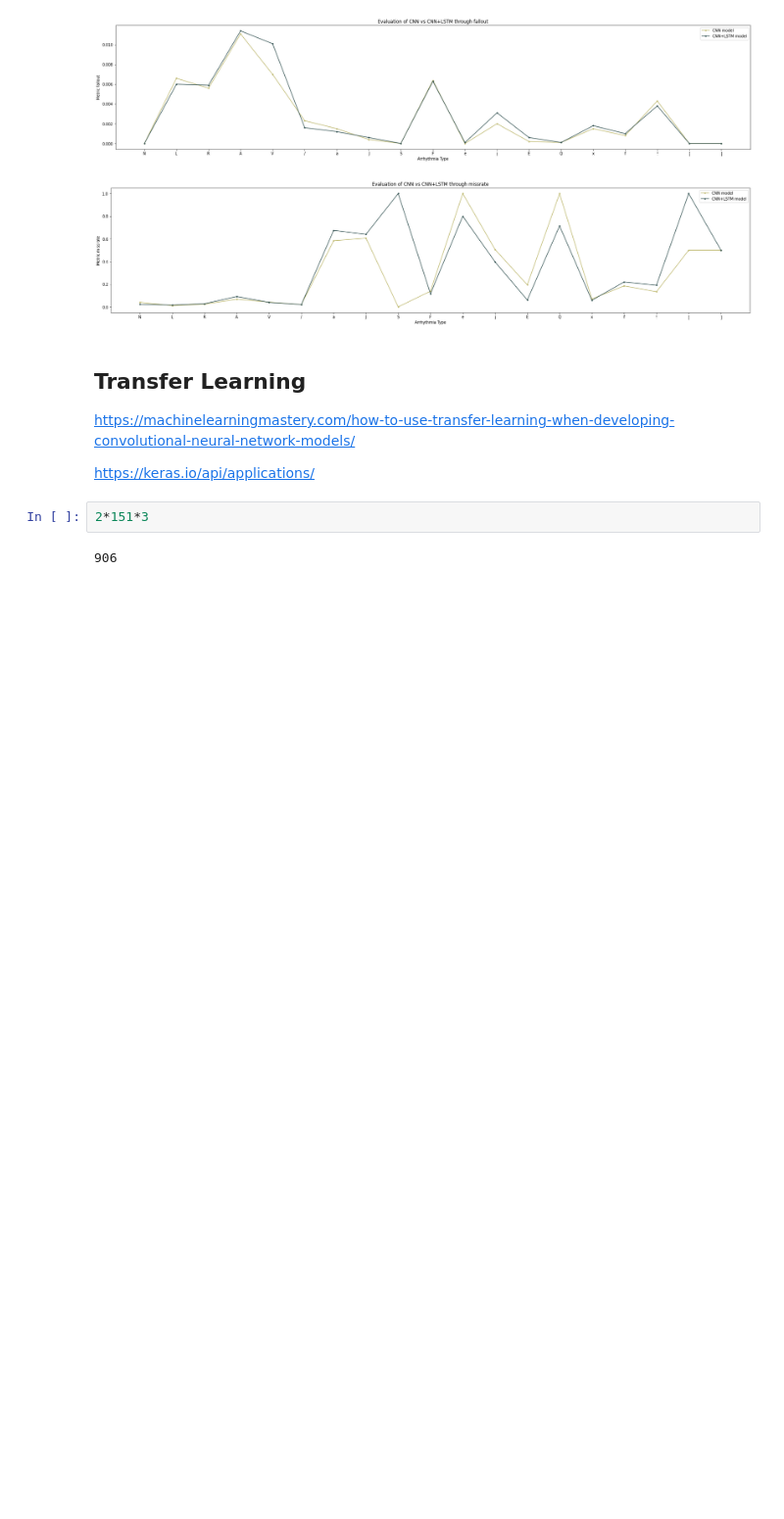
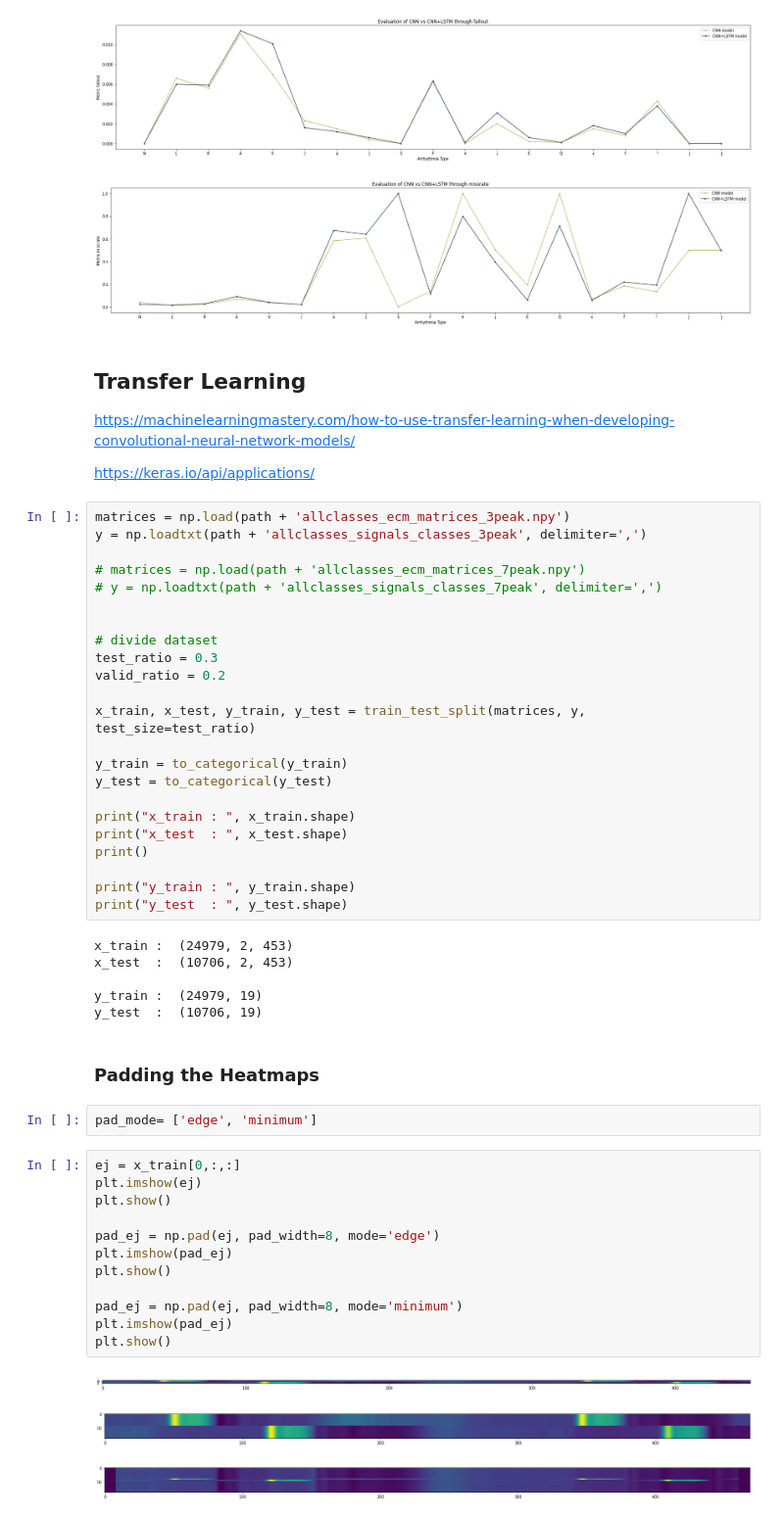
Before and after one commit to fdzcampos/ecg_ecm_classification, a Jupyter notebook: ECG_classification.ipynb, the cells around one changed output. Shown at 98% size. Cells and saved outputs as stored; diff of their text form; blank space fills up the shorter version.

Commit message:
added transfer learning training

```diff
--- a/ECG_classification.ipynb
+++ b/ECG_classification.ipynb
@@ -1083,7 +1097,52 @@ for metric in metrics:
 https://machinelearningmastery.com/how-to-use-transfer-learning-when-developing-convolutional-neural-network-models/
 
 https://keras.io/api/applications/
-# %%
-2*151*3
-# %% [output]
-906
+# %%
+matrices = np.load(path + 'allclasses_ecm_matrices_3peak.npy')
+y = np.loadtxt(path + 'allclasses_signals_classes_3peak', delimiter=',')
+
+# matrices = np.load(path + 'allclasses_ecm_matrices_7peak.npy')
+# y = np.loadtxt(path + 'allclasses_signals_classes_7peak', delimiter=',')
+
+
+# divide dataset
+test_ratio = 0.3
+valid_ratio = 0.2
+
+x_train, x_test, y_train, y_test = train_test_split(matrices, y, test_size=test_ratio)
+
+y_train = to_categorical(y_train)
+y_test = to_categorical(y_test)
+
+print("x_train : ", x_train.shape)
+print("x_test  : ", x_test.shape)
+print()
+
+print("y_train : ", y_train.shape)
+print("y_test  : ", y_test.shape)
+# %% [output]
+x_train :  (24979, 2, 453)
+x_test  :  (10706, 2, 453)
+
+y_train :  (24979, 19)
+y_test  :  (10706, 19)
+# %% [markdown]
+### Padding the Heatmaps
+# %%
+pad_mode= ['edge', 'minimum']
+# %%
+ej = x_train[0,:,:]
+plt.imshow(ej)
+plt.show()
+
+pad_ej = np.pad(ej, pad_width=8, mode='edge')
+plt.imshow(pad_ej)
+plt.show()
+
+pad_ej = np.pad(ej, pad_width=8, mode='minimum')
+plt.imshow(pad_ej)
+plt.show()
+# %% [output]
+[figure, added]
+[figure, added]
+[figure, added]
```
Also changed, not shown: parts of 36 cells of this notebook.
